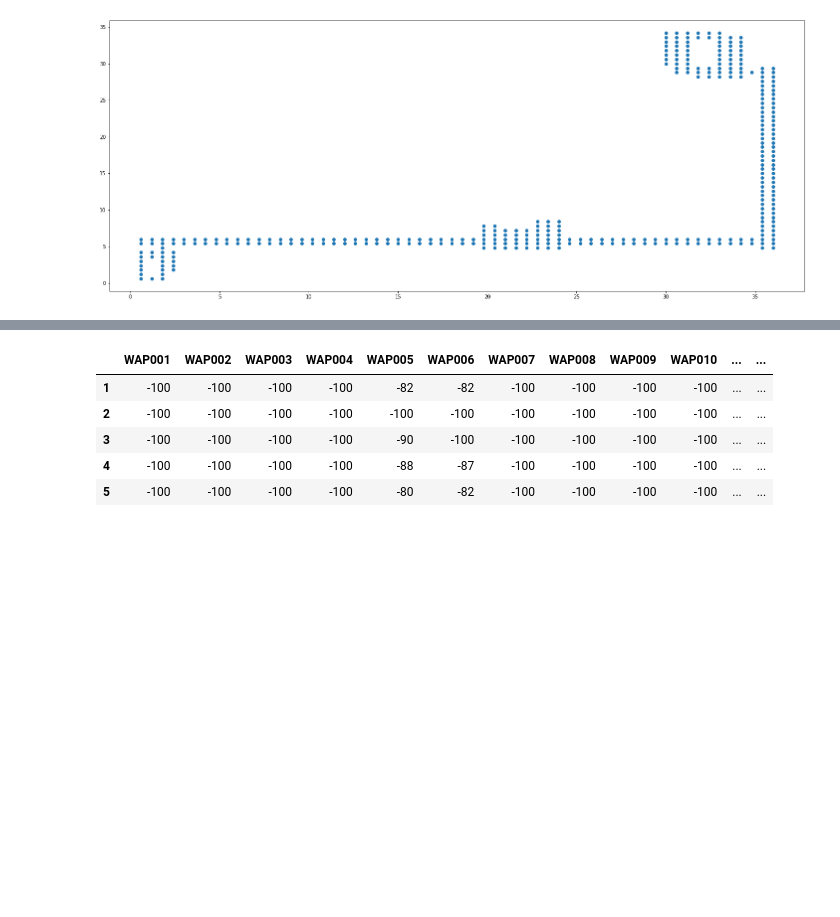
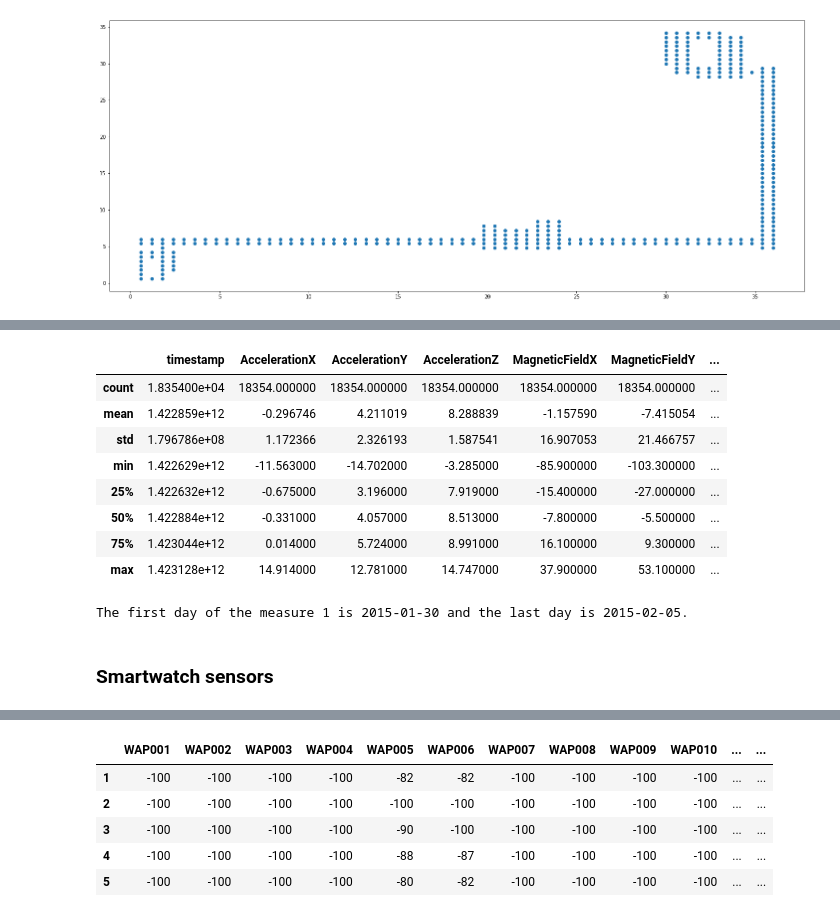
Before and after one commit to diegoisla/indoor_localization_system_with_smartdevices, a Jupyter notebook: src/notebooks/eda.ipynb, the cells around one changed output, grey strips where cells are left out. Drawn from its saved outputs; the diff is of its cells as text; code cells hidden in the pictures; blank space fills up the shorter version.

```diff
--- a/src/notebooks/eda.ipynb
+++ b/src/notebooks/eda.ipynb
@@ -266,0 +115,18 @@ points_df
+# %%
+m1_sphone_df.describe()
+# %% [output]
+|  | timestamp | AccelerationX | AccelerationY | AccelerationZ | MagneticFieldX | MagneticFieldY | ... |
+| count | 1.835400e+04 | 18354.000000 | 18354.000000 | 18354.000000 | 18354.000000 | 18354.000000 | ... |
+| mean | 1.422859e+12 | -0.296746 | 4.211019 | 8.288839 | -1.157590 | -7.415054 | ... |
+| std | 1.796786e+08 | 1.172366 | 2.326193 | 1.587541 | 16.907053 | 21.466757 | ... |
+| min | 1.422629e+12 | -11.563000 | -14.702000 | -3.285000 | -85.900000 | -103.300000 | ... |
+| 25% | 1.422632e+12 | -0.675000 | 3.196000 | 7.919000 | -15.400000 | -27.000000 | ... |
+| 50% | 1.422884e+12 | -0.331000 | 4.057000 | 8.513000 | -7.800000 | -5.500000 | ... |
+| 75% | 1.423044e+12 | 0.014000 | 5.724000 | 8.991000 | 16.100000 | 9.300000 | ... |
+| max | 1.423128e+12 | 14.914000 | 12.781000 | 14.747000 | 37.900000 | 53.100000 | ... |
+# %%
+print(f'The first day of the measure 1 is {m1_sphone_df.datetime.dt.date.min()} and the last day is {m1_sphone_df.datetime.dt.date.max()}.')
+# %% [output]
+The first day of the measure 1 is 2015-01-30 and the last day is 2015-02-05.
+# %% [markdown]
+### Smartwatch sensors
```
Also changed, not shown: parts of 114 cells of this notebook, 1 other file.
